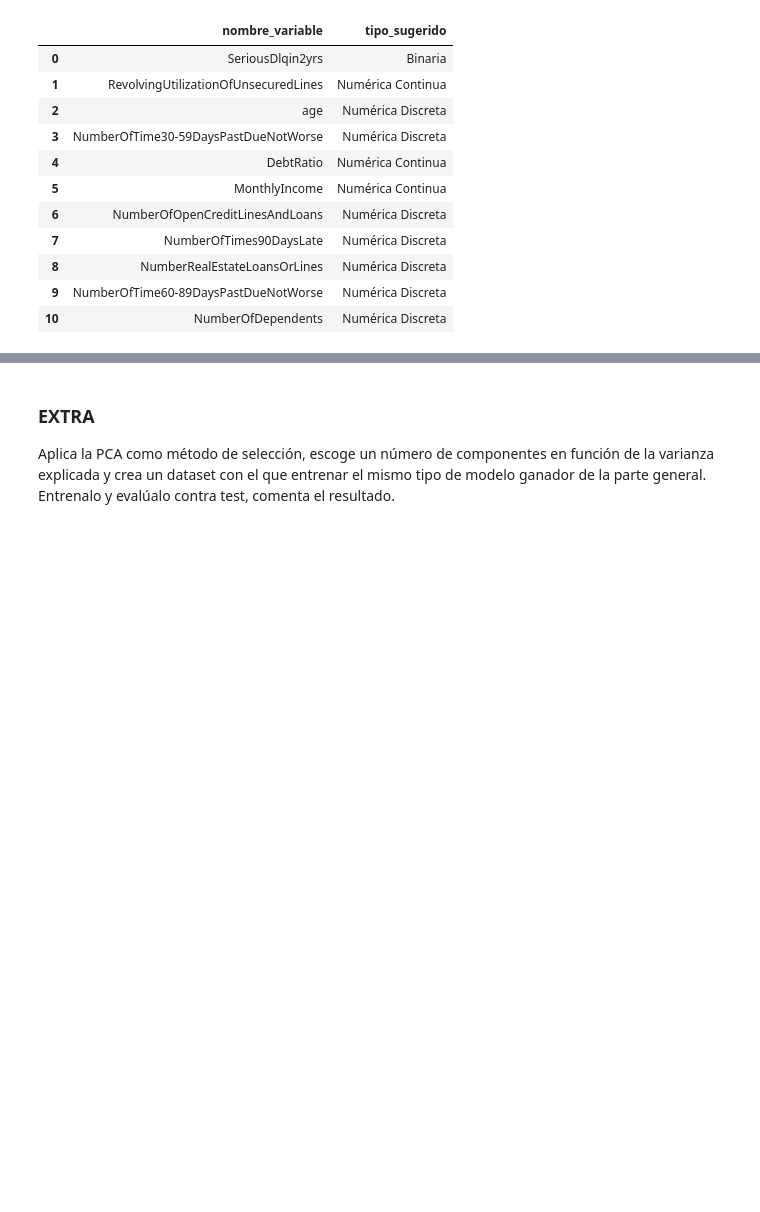
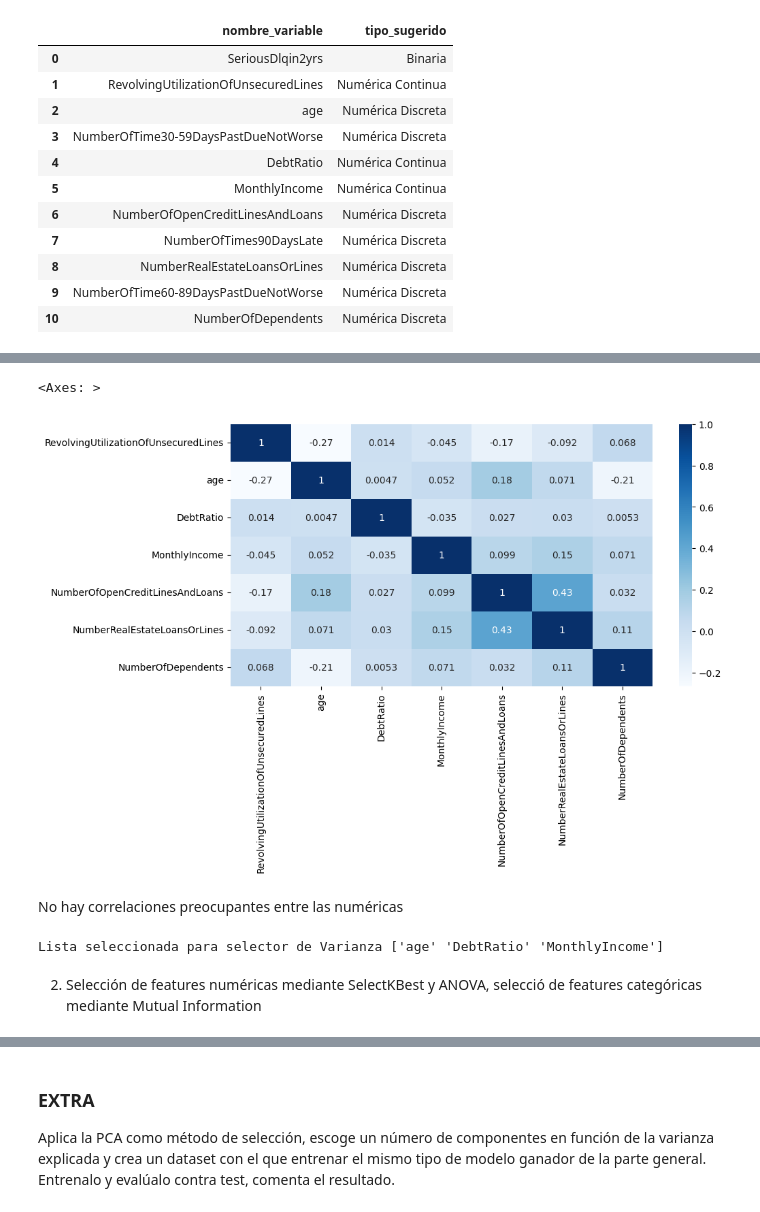
Before and after one commit to PIPM2001/DS_Online_Feb24_Exercises, a Jupyter notebook: 04_Machine_Learning/Sprint_16/Unidad_02/Practica_Obligatoria/18_Practica_Obligatoria_Seleccion_Features.ipynb, the cells around one changed output, grey strips where cells are left out. Saved outputs shown, nothing was run; the diff lists cells and outputs as text; code cells hidden in the pictures; blank space fills up the shorter version.

```diff
--- a/04_Machine_Learning/Sprint_16/Unidad_02/Practica_Obligatoria/18_Practica_Obligatoria_Seleccion_Features.ipynb
+++ b/04_Machine_Learning/Sprint_16/Unidad_02/Practica_Obligatoria/18_Practica_Obligatoria_Seleccion_Features.ipynb
@@ -196,0 +297,19 @@ Name: count, dtype: int64
+# %%
+corr= train_set[feat_num].corr()
+plt.figure(figsize=(10,5))
+sns.heatmap(corr, annot= True, cmap= "Blues")
+# %% [output]
+<Axes: >
+[figure, added]
+# %% [markdown]
+No hay correlaciones preocupantes entre las numéricas
+# %%
+umbral_varianza = 0.5
+
+var_selector = VarianceThreshold(umbral_varianza)
+var_selector.fit(train_set[feat_visual])
+print("Lista seleccionada para selector de Varianza", var_selector.get_feature_names_out())
+# %% [output]
+Lista seleccionada para selector de Varianza ['age' 'DebtRatio' 'MonthlyIncome']
+# %% [markdown]
+2. Selección de features numéricas mediante SelectKBest y ANOVA, selecció de features categóricas mediante Mutual Information
```
Also changed, not shown: parts of 54 cells of this notebook.
